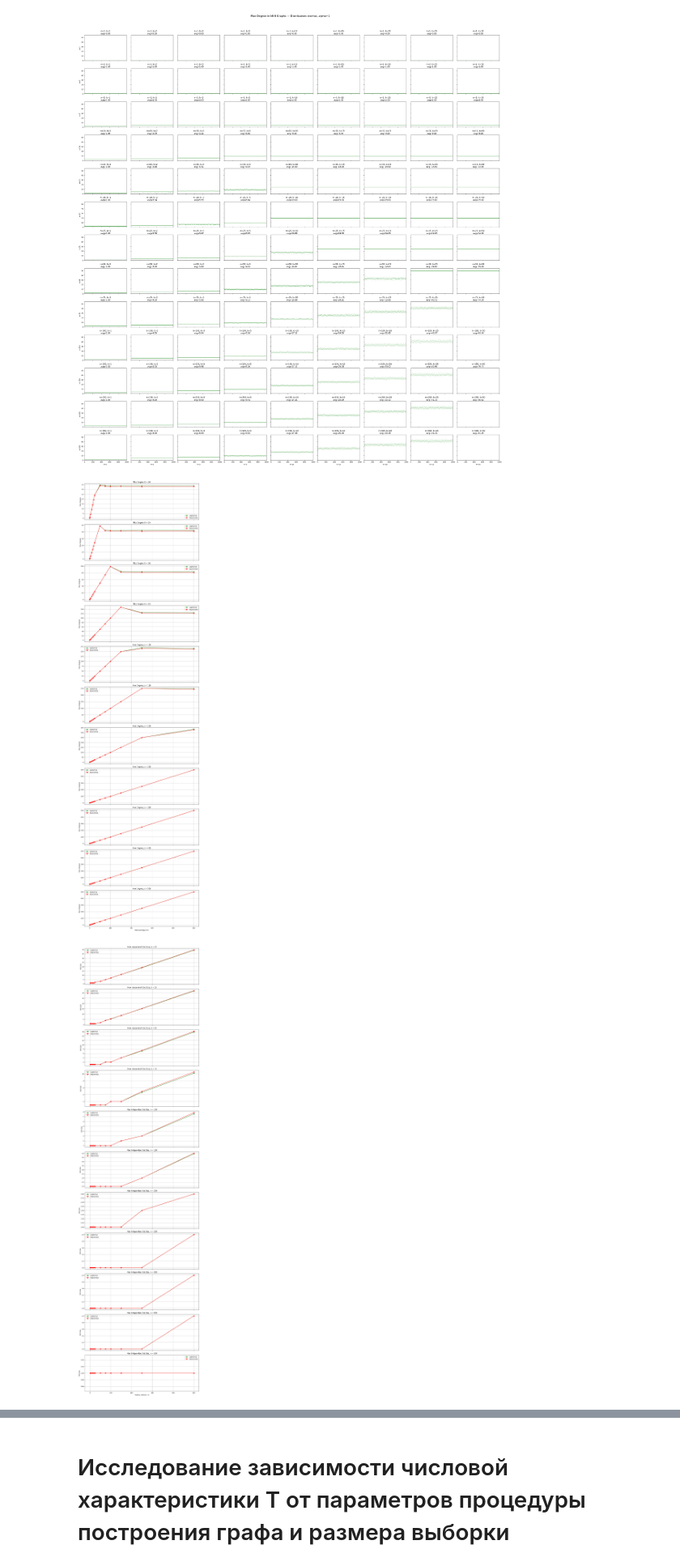
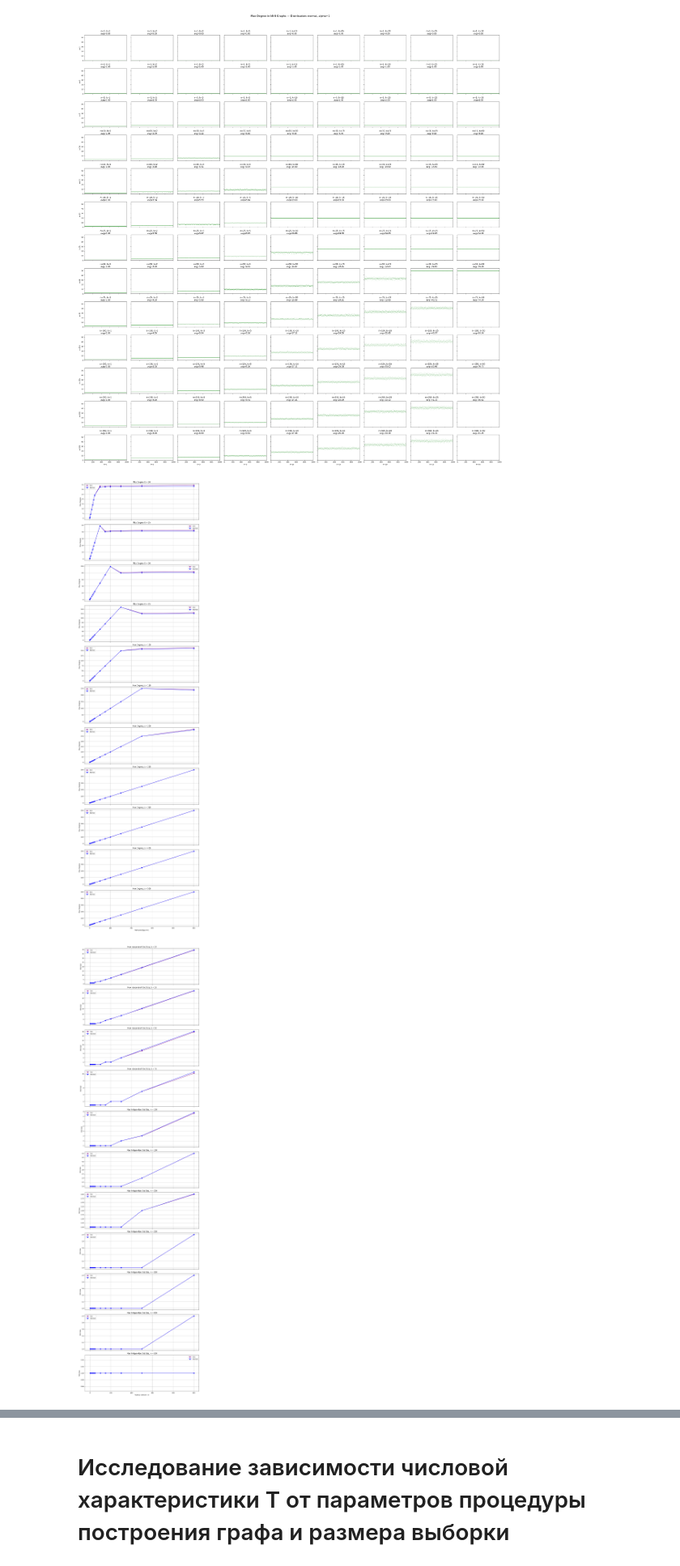
Before and after one commit to Katrysechka/dm-lab, a Jupyter notebook: notebooks/part1_experiments.ipynb, the cells around one changed output, grey strips where cells are left out. Shown at 81% size. Cells and saved outputs as stored; diff of their text form; code cells hidden in the pictures.

```diff
--- a/notebooks/part1_experiments.ipynb
+++ b/notebooks/part1_experiments.ipynb
@@ -168,69 +194,68 @@ plot_grid_max_degree("normal", normal_alpha)
 [figure]
 [figure]
 # %%
+from scipy.stats import t, norm
+
 n_samples_list = [1, 2, 5, 10, 15, 20, 25, 50, 75, 100, 150, 250, 500]
 k_neighbours_list = [20, 25, 50, 75, 100, 150, 200, 250, 350, 400, 500]
-n_iter = 100  # для ускорения
+n_iter = 100
 
-# Создание графиков
+
 fig_deg, axs_deg = plt.subplots(len(k_neighbours_list), 1, figsize=(12, 4 * len(k_neighbours_list)), sharex=True)
 fig_mis, axs_mis = plt.subplots(len(k_neighbours_list), 1, figsize=(12, 4 * len(k_neighbours_list)), sharex=True)
 
 for i, k in enumerate(tqdm(k_neighbours_list, desc="K neighbours")):
-    lognormal_deg = []
-    exp_deg = []
-    lognormal_mis = []
-    exp_mis = []
+    t3_deg = []
+    normal_deg = []
+    t3_mis = []
+    normal_mis = []
 
     for n in tqdm(n_samples_list, leave=False):
-        degs_log = []
-        degs_exp = []
-        mis_log = []
-        mis_exp = []
+        degs_t3 = []
+        degs_norm = []
+        mis_t3 = []
+        mis_norm = []
 
         for _ in range(n_iter):
-            # LogNormal
-            data_log = np.random.lognormal(0, 1, n)
-            G_log = build_knn_graph(data_log, k)
-            degs_log.append(max_degree(G_log))
-            mis_log.append(max_independent_set_size(G_log))
+            data_t3 = t.rvs(df=3, size=n)
+            G_t3 = build_knn_graph(data_t3, k)
+            degs_t3.append(max_degree(G_t3))
+            mis_t3.append(max_independent_set_size(G_t3))
+            data_norm = norm.rvs(loc=0, scale=1, size=n)
+            G_norm = build_knn_graph(data_norm, k)
+            degs_norm.append(max_degree(G_norm))
+            mis_norm.append(max_independent_set_size(G_norm))
 
-            # Exponential
-            lam = 1 / np.sqrt(np.e**2 - np.e)
-            data_exp = np.random.exponential(1/lam, n)
-            G_exp = build_knn_graph(data_exp, k)
-            degs_exp.append(max_degree(G_exp))
-            mis_exp.append(max_independent_set_size(G_exp))
+        t3_deg.append(np.mean(degs_t3))
+        normal_deg.append(np.mean(degs_norm))
+        t3_mis.append(np.mean(mis_t3))
+        normal_mis.append(np.mean(mis_norm))
 
-        lognormal_deg.append(np.mean(degs_log))
-        exp_deg.append(np.mean(degs_exp))
-        lognormal_mis.append(np.mean(mis_log))
-        exp_mis.append(np.mean(mis_exp))
 
-    # Plotting
-    axs_deg[i].plot(n_samples_list, lognormal_deg, label="LogNormal", color="green", marker="o")
-    axs_deg[i].plot(n_samples_list, exp_deg, label="Exponential", color="red", marker="s")
+    axs_deg[i].plot(n_samples_list, t3_deg, label="t(3)", color="purple", marker="o")
+    axs_deg[i].plot(n_samples_list, normal_deg, label="Normal", color="blue", marker="s")
     axs_deg[i].set_title(f"Max Degree, k = {k}")
     axs_deg[i].set_ylabel("Max Degree")
     axs_deg[i].legend()
     axs_deg[i].grid(True)
 
-    axs_mis[i].plot(n_samples_list, lognormal_mis, label="LogNormal", color="green", marker="o")
-    axs_mis[i].plot(n_samples_list, exp_mis, label="Exponential", color="red", marker="s")
+
+    axs_mis[i].plot(n_samples_list, t3_mis, label="t(3)", color="purple", marker="o")
+    axs_mis[i].plot(n_samples_list, normal_mis, label="Normal", color="blue", marker="s")
     axs_mis[i].set_title(f"Max Independent Set Size, k = {k}")
     axs_mis[i].set_ylabel("MIS Size")
     axs_mis[i].legend()
     axs_mis[i].grid(True)
 
-# Общее оформление
+
 axs_deg[-1].set_xlabel("Размер выборки (n)")
 axs_mis[-1].set_xlabel("Размер выборки (n)")
 fig_deg.tight_layout()
 fig_mis.tight_layout()
 plt.show()
 # %% [output]
-[figure, old version]
+[figure, new version]
-[figure, old version]
+[figure, new version]
 # %%
 def plot_grid_mis_size_dist(distance_thresholds):
     dist_configs = [
```
Also changed, not shown: parts of 8 cells of this notebook, 3 other files.
